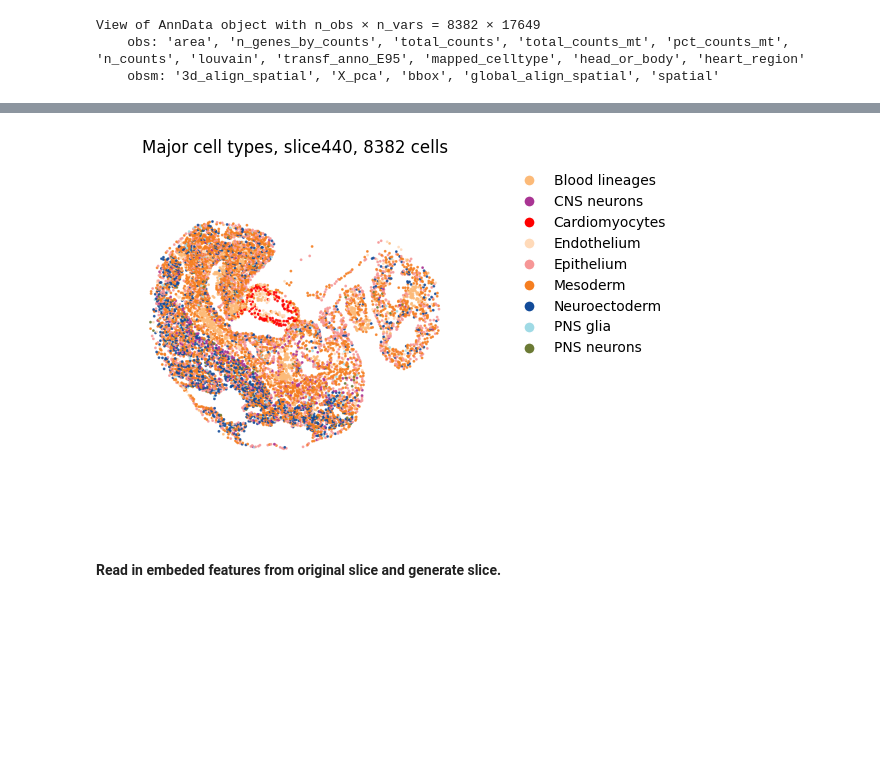
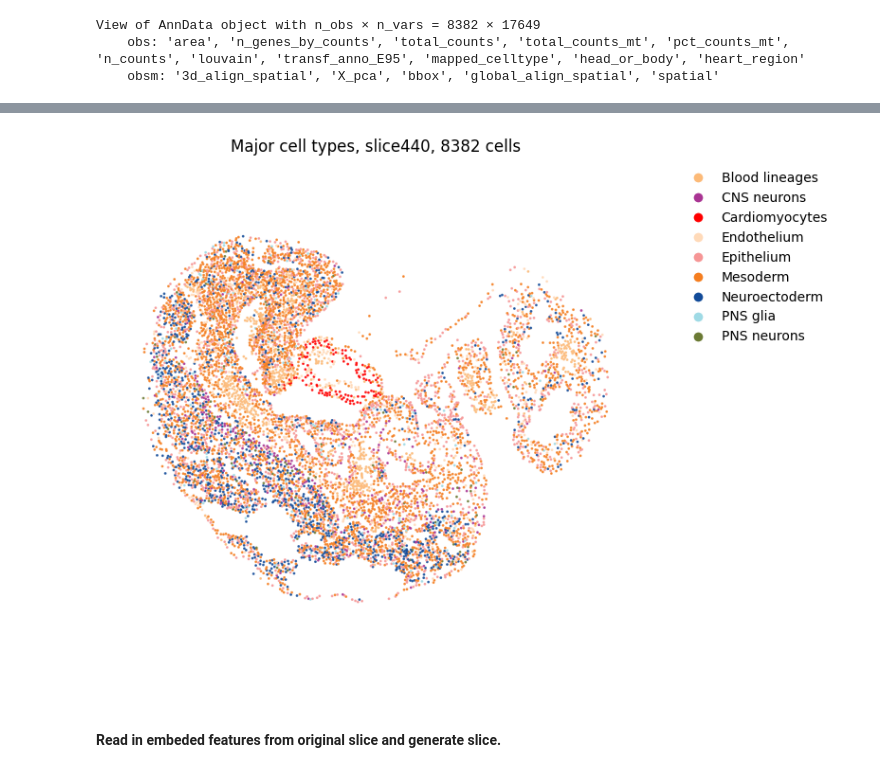
Before and after one commit to lanshui98/UniST-tutorial, a Jupyter notebook: docs/source/cell_annotation.ipynb, the cells around one changed output, grey strips where cells are left out. Drawn from its saved outputs; the diff is of its cells as text; code cells hidden in the pictures; blank space fills up the shorter version.

```diff
--- a/docs/source/cell_annotation.ipynb
+++ b/docs/source/cell_annotation.ipynb
@@ -77,0 +99,24 @@ View of AnnData object with n_obs × n_vars = 8382 × 17649
+# %%
+spatial_coords = slice.obsm['global_align_spatial']
+x_coords = spatial_coords[:, 0]
+y_coords = spatial_coords[:, 1]
+
+cell_types = slice.obs['mapped_celltype']
+
+# Get unique types in this slice
+unique_types = cell_types.unique()
+n_types = len(unique_types)
+
+fig, (ax1) = plt.subplots(1, 1, figsize=(6, 5))
+
+for cell_type in unique_types:
+    mask = cell_types == cell_type
+    ax1.scatter(x_coords[mask], y_coords[mask],
+               c=[anno_colors[cell_type]],
+               label=cell_type,
+               s=1, alpha=0.7)
+
+ax1.set_xlabel('X coordinate')
+ax1.set_ylabel('Y coordinate')
+ax1.set_title(f'Cell Types in Slice 440\n({slice.shape[0]} cells)')
+ax1.legend(bbox_to_anchor=(1.05, 1), loc='upper left', fontsize=8)
@@ -138,60 +224,47 @@ slice.obs['mapped_celltype_nine'] = slice.obs['mapped_celltype'].map(celltype_to
 # %%
-import matplotlib.pyplot as plt
 from matplotlib.lines import Line2D
 
 coords = slice.obsm['global_align_spatial']
 labels = slice.obs['mapped_celltype_nine']
-
-major_class_colors = {
-    "CNS neurons": "#A93493",
-    "PNS neurons": "#6B7A34",
-    "PNS glia": "#9FDAE5",
-    "Epithelium": "#F69696",
-    "Endothelium": "#FFDAB9",
-    "Blood lineages": "#FCBA78",
-    "Mesoderm": "#F57E20",
-    "Neuroectoderm": "#124B99",
-    "Cardiomyocytes": "#FF0000",
-}
 
 unique_labels = sorted(labels.dropna().unique())
 
 label_to_color = {label: major_class_colors.get(label, "#CCCCCC") for label in unique_labels}
 colors = [label_to_color.get(l, "#CCCCCC") for l in labels]
 
-plt.figure(figsize=(6, 4))
+plt.figure(figsize=(8, 6))
 plt.scatter(coords[:, 0], coords[:, 1], c=colors, s=1, alpha=0.8)
 plt.xlabel('X')
 plt.ylabel('Y')
 plt.title(f'Major cell types, slice440, {slice.shape[0]} cells')
 plt.axis('equal')
 plt.box(False)
 plt.axis('off')
 
 legend_handles = [
     Line2D(
         [0], [0],
         marker='o',
-        color='w',                      # 线条颜色设为白色（不显示）
+        color='w',
         markerfacecolor=label_to_color[label],
-        markersize=8,                   # 控制点大小
+        markersize=8,
         label=label
     )
     for label in unique_labels
 ]
 
 plt.legend(
     handles=legend_handles,
     bbox_to_anchor=(1.05, 1),
     loc='upper left',
     frameon=False
 )
 
 plt.tight_layout()
 #plt.savefig('/content/spatial_plot_440.png', format='png', dpi=300, bbox_inches='tight', pad_inches=0)
 plt.show()
 # %% [output]
-[figure, old version]
+[figure, new version]
 # %% [markdown]
 #### Read in embeded features from original slice and generate slice.
 # %%
```
Also changed, not shown: parts of 29 cells of this notebook.
